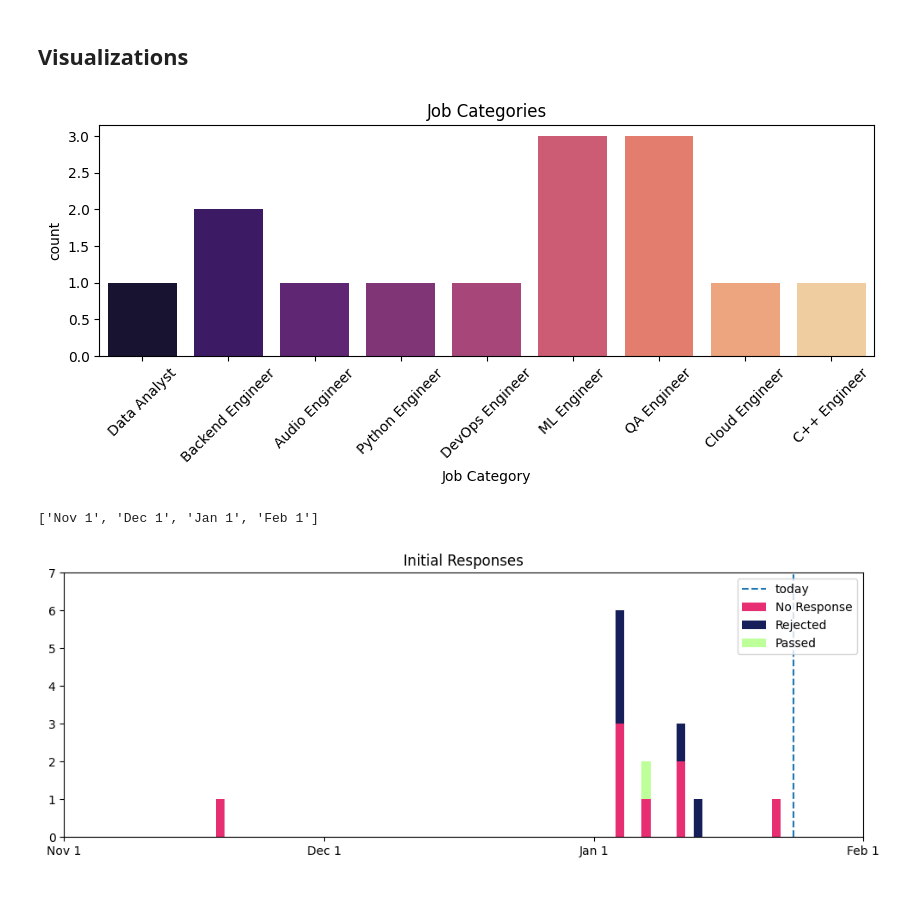
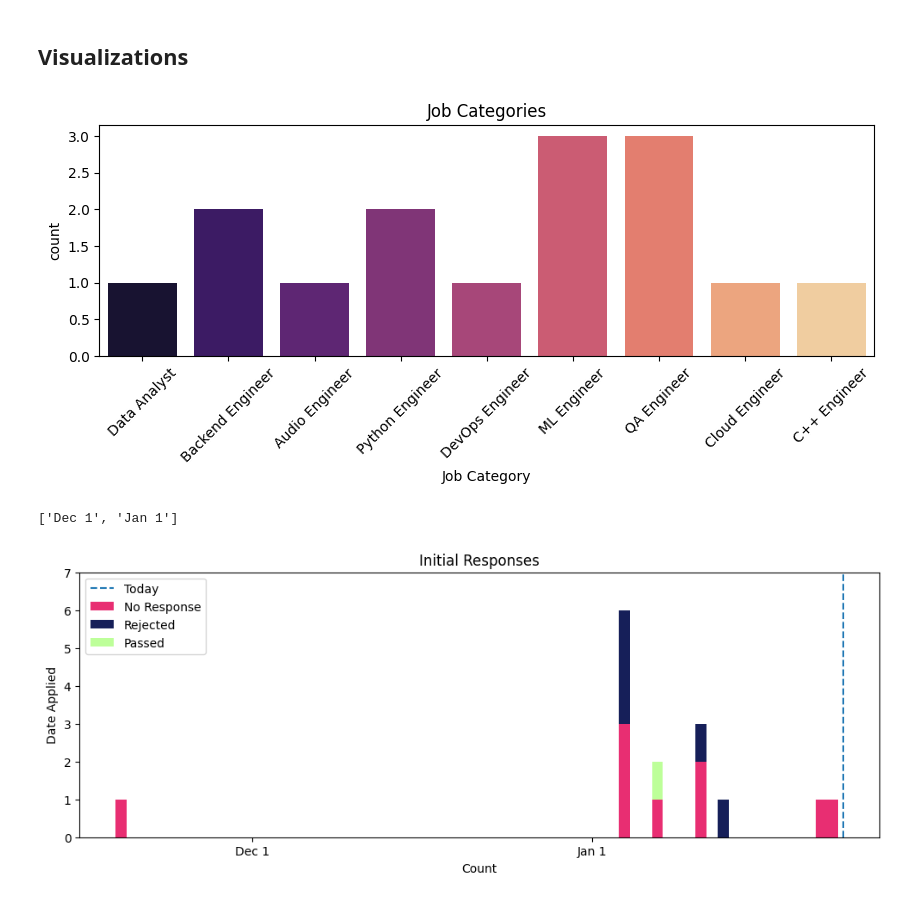
Before and after one commit to emilycardwell/my-jobs, a Jupyter notebook: jobs.ipynb, the cells around one changed output. Drawn from its saved outputs; the diff is of its cells as text; code cells hidden in the pictures.

Commit message:
trying value count graph

```diff
--- a/jobs.ipynb
+++ b/jobs.ipynb
@@ -116,13 +116,19 @@ native_inst_app_2 = [
     'ERP Team', 'Berlin', None, None, 'linkedin',
     'https://www.native-instruments.com/en/career-center/career/6253155002'
 ]
+
+zalando_app = [
+    'Zalando', '2023-01-23', 'Graduate Software Engineer - Connected Network', 'Python Engineer',
+    'Zalando SE', 'Berlin', 'Tomas Christodoulou', 'Rachel Moss', 'referral',
+    'https://jobs.zalando.com/en/jobs/4772836-graduate-software-engineer-connected-network-all-genders/?gh_src=22377bdd1us'
+]
 # %% [markdown]
 ### Build DataFrame
 # %%
 apps = [
     siemens_app, spotify_app, convex_app, bikemap_app, db_app, benz_app,
     accenture_app, focusrite_app, daedalic_app, soundcloud_app, native_inst_app,
-    teufel_app, burmester_app, native_inst_app_2
+    teufel_app, burmester_app, native_inst_app_2, zalando_app
 ]
 # %%
 applications_df = pd.DataFrame(apps, columns=app_column_names)
@@ -237,7 +244,7 @@ ax1.set_xlabel('Job Category')
 plt.xticks(rotation=45)
 plt.show(fig1)
 # %% [output]
-[figure, old version]
+[figure, new version]
 # %%
 unique_dates = [pd.to_datetime(x).strftime('%Y-%m-%d') for x in jobs_df.index.unique('date_applied')]
 my_dates = np.array(unique_dates, dtype='datetime64')
@@ -262,29 +269,30 @@ for x in date_reject_counts:
 both = np.array(rejected) + np.array(no_response)
 width = 1
 # %%
-x_lines = pd.date_range(pd.to_datetime(my_dates[0]) - relativedelta(days=30), pd.to_datetime(my_dates[-1]) + relativedelta(days=30), freq='MS')
+x_lines = pd.date_range(pd.to_datetime(my_dates[0]) - relativedelta(days=2), pd.to_datetime(my_dates[-1]) + relativedelta(days=2), freq='MS')
 x_labes = [x.strftime('%b %-d') for x in x_lines]
 x_labes
 # %% [output]
-['Nov 1', 'Dec 1', 'Jan 1', 'Feb 1']
+['Dec 1', 'Jan 1']
 # %%
 fig2, ax2 = plt.subplots(figsize=(12,4))
 
 cat_palette = ['#e82e72', '#161f59', '#bdff99']
-
 ax2.bar(my_dates, no_response, width, label='No Response', color=cat_palette[0])
 ax2.bar(my_dates, rejected, width, bottom=no_response, label='Rejected', color=cat_palette[1])
 ax2.bar(my_dates, passed, width, bottom=both, label='Passed', color=cat_palette[2])
 
-l1 = ax2.vlines(datetime.today(), 0, 7, linestyles='dashed')
-l1.set_label('today')
+l1 = ax2.vlines(datetime.today(), 0, 7, linestyles='dashed', label='Today')
 
 ax2.set_xticks(x_lines)
 ax2.set_xticklabels(x_labes)
 ax2.set_ybound(0, 7)
+
+ax2.set_xlabel('Count')
+ax2.set_ylabel('Date Applied')
 ax2.set_title('Initial Responses')
-ax2.legend()
+ax2.legend(loc='upper left')
 
 plt.show()
 # %% [output]
-[figure, old version]
+[figure, new version]
```
Also changed, not shown: parts of 3 cells of this notebook.
